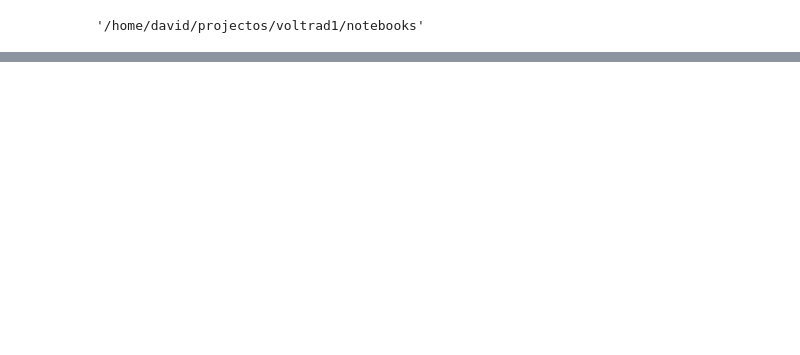
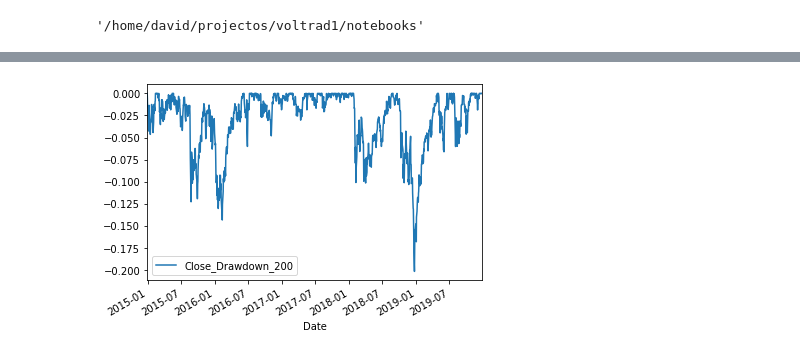
Before and after one commit to OZ-T/voltrad1, a Jupyter notebook: notebooks/Analytics.ipynb, the cells around one changed output, grey strips where cells are left out. Saved outputs shown, nothing was run; the diff lists cells and outputs as text; code cells hidden in the pictures; blank space fills up the shorter version.

Commit message:
VOL-15 developing indicators drawdown returnTD etc

```diff
--- a/notebooks/Analytics.ipynb
+++ b/notebooks/Analytics.ipynb
@@ -66,0 +65,9 @@ subset_df
+# %%
+import persist.sqlite_methods as pp
+import core.analytics_methods as an
+df= pp.get_yahoo_underlying_dataframe(symbols=["SPY"])
+an.drawdown(period=200,df=df,symbol="Close")
+an.ReturnsTD(df=df,symbol="Close")
+df[['Close_Drawdown_200']].plot()
+df.to_excel("out2.xlsx")
+# %% [output]
@@ -67,3 +75,4 @@ subset_df
+[figure, added]
 # %%
 from datetime import date, timedelta
 
```
Also changed, not shown: parts of 6 cells of this notebook, 5 other files.
